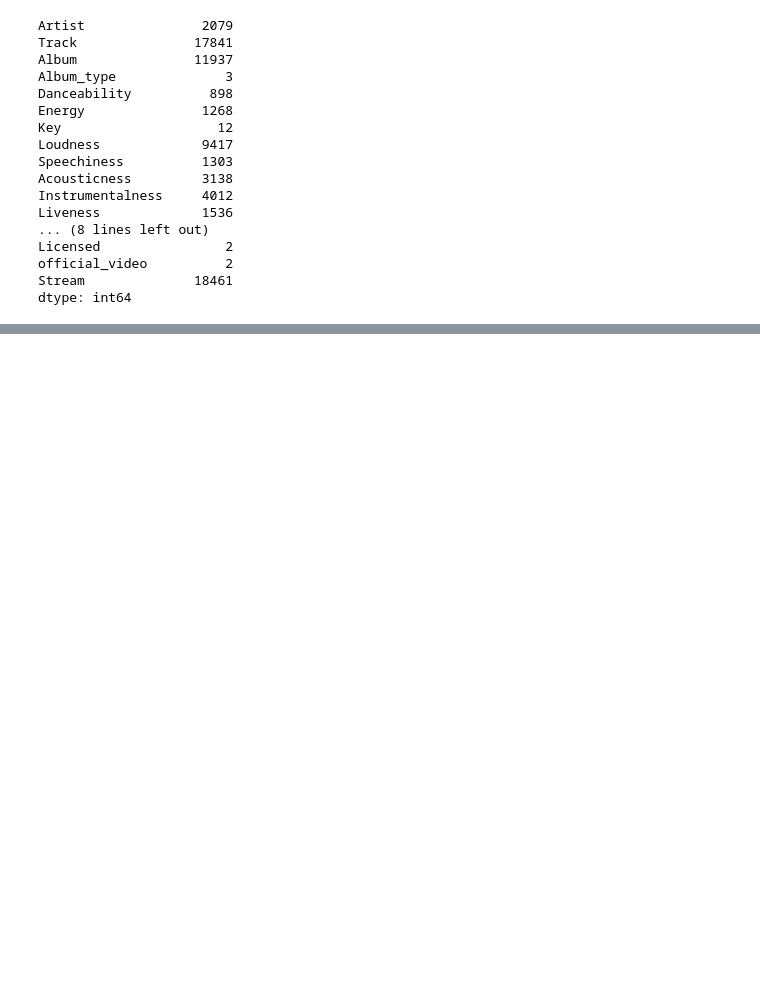
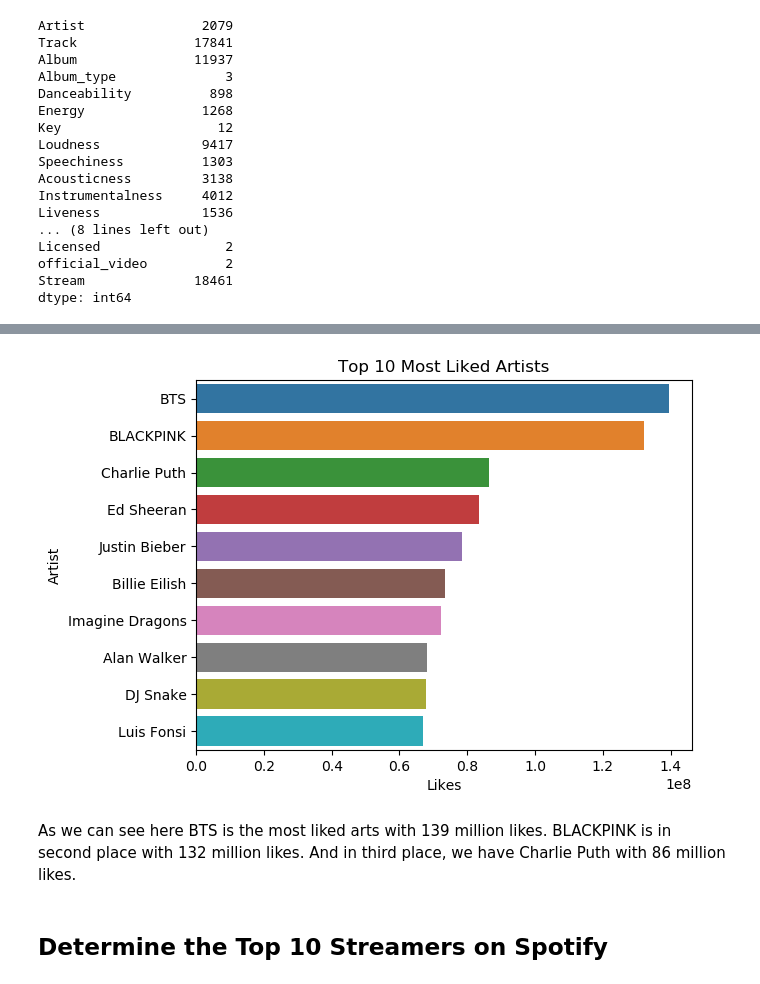
Before and after one commit to JeffreyAsuncion/SpotifyAndYoutube_DataAnalysis, a Jupyter notebook: DataAnalysis_SpotifyAndYoutube.ipynb, the cells around one changed output, grey strips where cells are left out. Drawn from its saved outputs; the diff is of its cells as text; code cells hidden in the pictures; blank space fills up the shorter version.

```diff
--- a/DataAnalysis_SpotifyAndYoutube.ipynb
+++ b/DataAnalysis_SpotifyAndYoutube.ipynb
@@ -126,0 +305,12 @@ dtype: int64
+# %%
+ax=df.groupby('Artist').agg({'Likes':'sum','Stream':'sum'}).reset_index()
+bx=ax.sort_values('Likes',ascending=False).head(10)
+sns.barplot(data=bx,x='Likes', y='Artist')
+plt.title('Top 10 Most Liked Artists')
+plt.show()
+# %% [output]
+[figure, added]
+# %% [markdown]
+As we can see here BTS is the most liked arts with 139 million likes. BLACKPINK is in second place with 132 million likes. And in third place, we have Charlie Puth with 86 million likes.
+# %% [markdown]
+## Determine the Top 10 Streamers on Spotify
```
Also changed, not shown: parts of 31 cells of this notebook.
